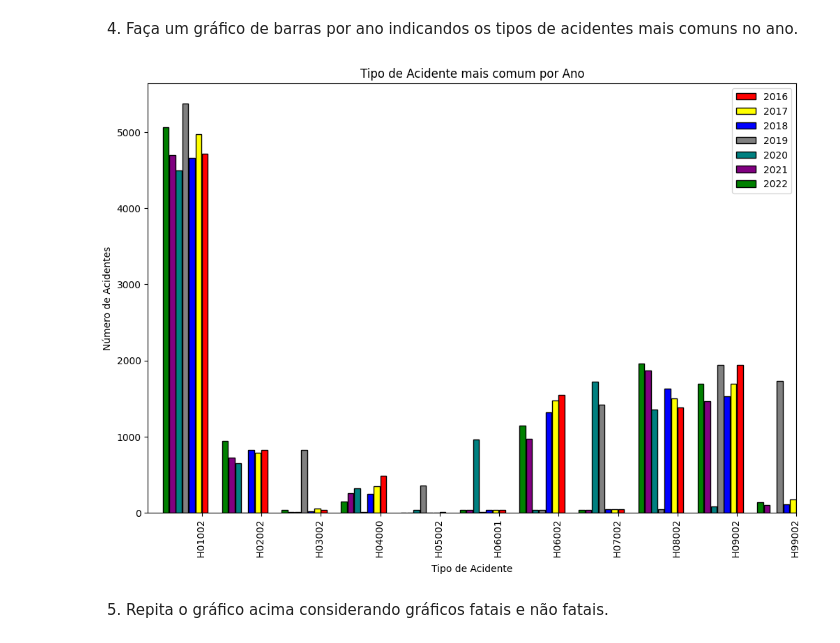
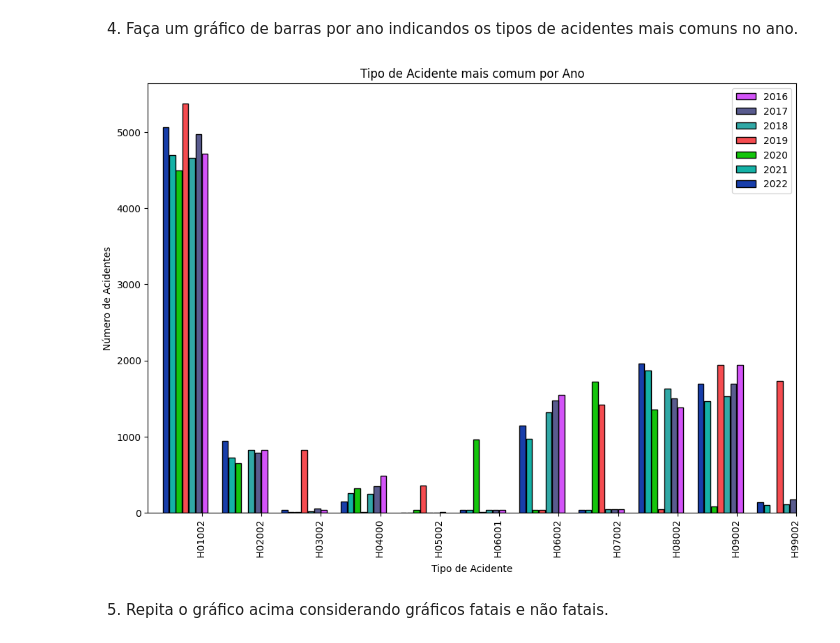
Before and after one commit to PolloHacker/Trabalho_Final_FCD, a Jupyter notebook: tp.ipynb, the cells around one changed output. Drawn from its saved outputs; the diff is of its cells as text; code cells hidden in the pictures.

```diff
--- a/tp.ipynb
+++ b/tp.ipynb
@@ -75,26 +75,34 @@ grouped_by_year.plot(kind='line')
 # %% [markdown]
 4. Faça um gráfico de barras por ano indicandos os tipos de acidentes mais comuns no ano.
 # %%
-years = [2016, 2017, 2018, 2019, 2020, 2021, 2022]
-colors = ['red', 'yellow', 'blue', 'gray', 'teal', 'purple', 'green']
+import random
+import random
+
+years = df.get('ano').unique().tolist()
+
+colors = ['#D354F8', '#595B8E', '#31A8A6', '#F54C50', '#14C50C', '#14B1A6', '#183EAA']
+
+for i in range(len(colors)):
+    while i > 0 and colors[i] == colors[i-1]:
+        colors[i] = '#' + ''.join(random.choices('0123456789ABCDEF', k=6))
 
 spacing = 1
 bar_width = 0.1
 num_accident_kinds = df.groupby('tipo_acidente').size()
 
 plt.figure(figsize=(12, 8))
 for i, year in enumerate(years):
     accidents_per_year = df[df.get('ano') == year].groupby('tipo_acidente').size()
     ax = accidents_per_year.plot(kind='bar', color=colors[i], position=i * (bar_width + spacing), width=bar_width, label=year, edgecolor='black')
 
 plt.title('Tipo de Acidente mais comum por Ano')
 plt.xlabel('Tipo de Acidente')
 plt.ylabel('Número de Acidentes')
 plt.legend()
 
 plt.show()
 # %% [output]
-[figure, old version]
+[figure, new version]
 # %% [markdown]
 5. Repita o gráfico acima considerando gráficos fatais e não fatais.
 # %%
```
Also changed, not shown: parts of 2 cells of this notebook, 1 other file.
